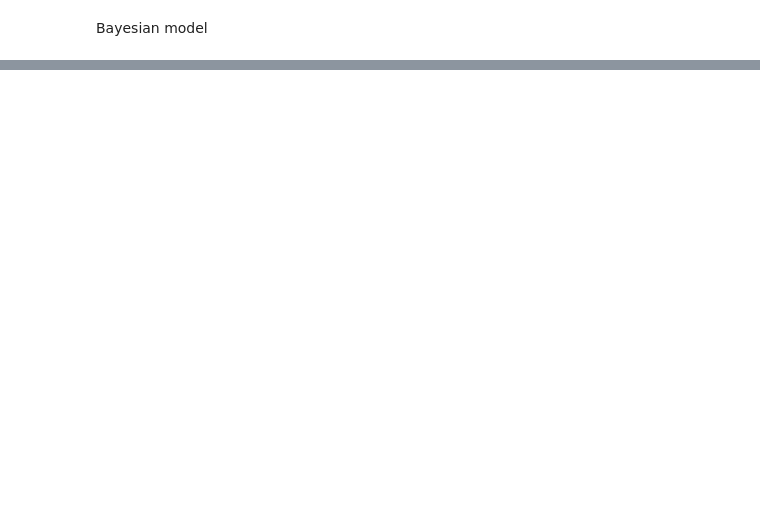
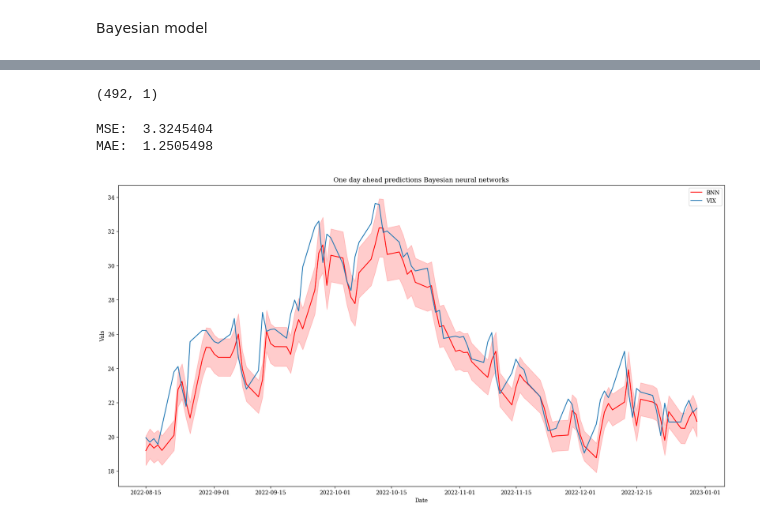
Before and after one commit to haakoris/Master, a Jupyter notebook: windowing_and_cv/run_model.ipynb, the cells around one changed output, grey strips where cells are left out. Cells and saved outputs as stored; diff of their text form; code cells hidden in the pictures; blank space fills up the shorter version.

```diff
--- a/windowing_and_cv/run_model.ipynb
+++ b/windowing_and_cv/run_model.ipynb
@@ -219,7 +349,7 @@ def build_bnn():
 
     learning_rate = 0.001 #0.001 #0.0001 #0.001
     metrics = ["mse", "mae", "mape", tf.keras.metrics.RootMeanSquaredError(), qlike]
-    model.compile(loss=negloglik, optimizer=Adam(learning_rate=learning_rate), metrics = metrics)
+    model.compile(loss='mse', optimizer=Adam(learning_rate=learning_rate), metrics = metrics)
     return model
 # %%
 bnn = build_bnn()
@@ -227,7 +378,7 @@ bnn.summary()
 # %%
-MAX_EPOCHS = 300
-early_stopping = tf.keras.callbacks.EarlyStopping(monitor='val_mse', patience=5)
+MAX_EPOCHS = 500
+early_stopping = tf.keras.callbacks.EarlyStopping(monitor='val_mse', patience=10)
 # %%
 history = bnn.fit(w.train, epochs=MAX_EPOCHS,
-                      validation_data=w.val)
-                      #callbacks=[early_stopping])
+                      validation_data=w.val,
+                      callbacks=[early_stopping])
@@ -248,33 +417,45 @@ std = np.std(ensemble, axis = 0)
 b_y = scale.inverse_transform(b_y.reshape((len(mean), -1)))
 # %%
 b_y.shape
+# %% [output]
+(492, 1)
 # %%
 mse = mean_squared_error(b_y, mean)
-mse
+mae = mean_absolute_error(b_y, mean)
+
+print("MSE: ", mse)
+print("MAE: ", mae)
+# %% [output]
+MSE:  3.3245404
+MAE:  1.2505498
 # %%
 test_df = vix[n_val:]
 
 mean = mean.flatten()
 b_y = b_y.flatten()
 
+n = 100
+
 
 preds_interval = pd.DataFrame(ensemble.T, index = test_indices[30:])
-preds_interval['Date'] = test_indices[30:]
+preds_interval = preds_interval.tail(n)
+preds_interval['Date'] = test_indices[-n:]
 preds_interval = preds_interval.melt(id_vars = 'Date', var_name = 'Labels', value_name = 'Vals')
 
 timesteps = np.array([i for  i in range(len(mean))])
 
 actual_interval = pd.DataFrame([test_indices[30:], b_y]).T
 actual_interval.columns = ["Date", "Vals"]
 
 
-n = 300
-
 fig, ax = plt.subplots(figsize=(20,10))
 sns.lineplot(ax = ax, data = preds_interval, x = 'Date', y = 'Vals', color = "r", label="BNN", errorbar=("sd"))
-sns.lineplot(ax = ax, data = test_df)
+sns.lineplot(ax = ax, data = test_df.tail(n))
+plt.title("One day ahead predictions Bayesian neural networks")
 plt.legend()
 plt.show()
+# %% [output]
+[figure, added]
 # %%
 resid = np.abs(b_y - mean)
 
```
Also changed, not shown: parts of 19 cells of this notebook.
